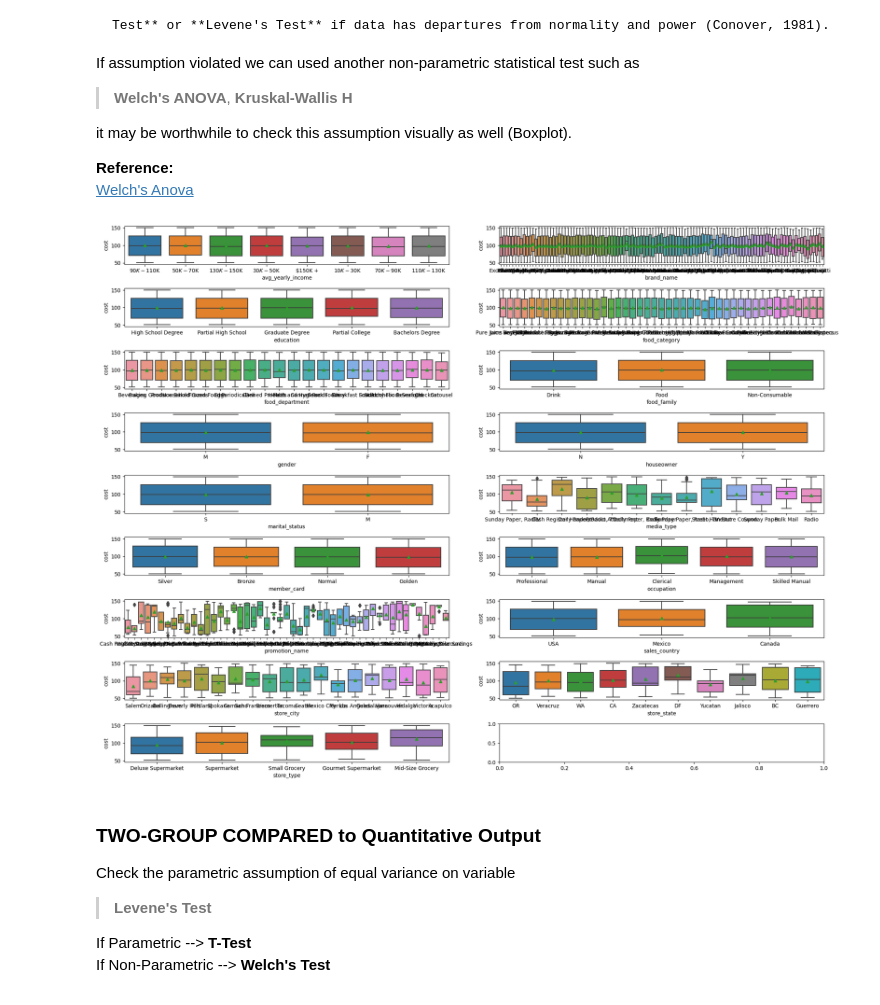
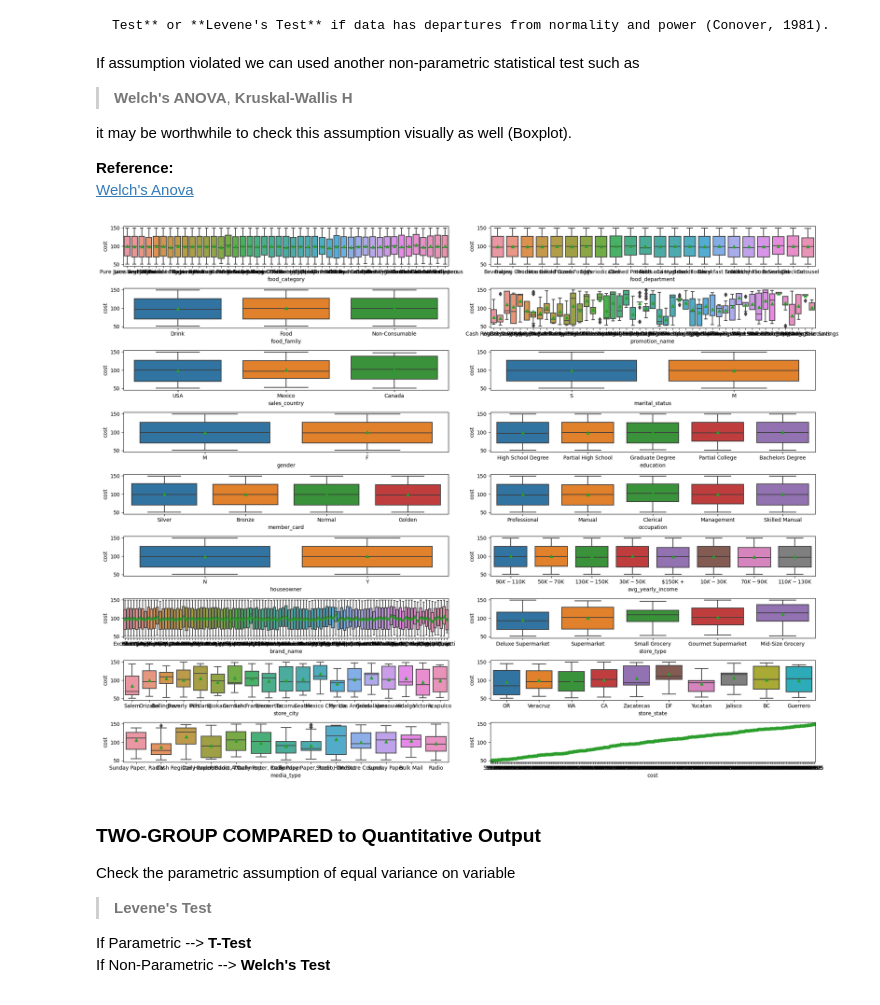
Before and after one commit to DandiMahendris/regression-model-cac, a Jupyter notebook: 02-eda.ipynb, the cells around one changed output. Cells and saved outputs as stored; diff of their text form; code cells hidden in the pictures.

```diff
--- a/02-eda.ipynb
+++ b/02-eda.ipynb
@@ -334,18 +299,18 @@ it may be worthwhile to check this assumption visually as well (Boxplot). <br>
 # %%
 ## HOMOGENITY OF VARIANCE
 fig, axes = plt.subplots(nrows=9, ncols=2, figsize=(20,15))
 axes = axes.ravel()
-cols = object_list
+cols = lst_cate_column
 
 for col, ax in zip(cols,axes):
     sns.boxplot(data=train_set, y='cost', x=col, ax=ax,
                 showmeans=True)
 
 
 fig.tight_layout()
 plt.show()
 # %% [output]
-[figure, old version]
+[figure, new version]
 # %% [markdown]
 ### **TWO-GROUP COMPARED to Quantitative Output**
 
```
Also changed, not shown: parts of 30 cells of this notebook, 33 other files.
